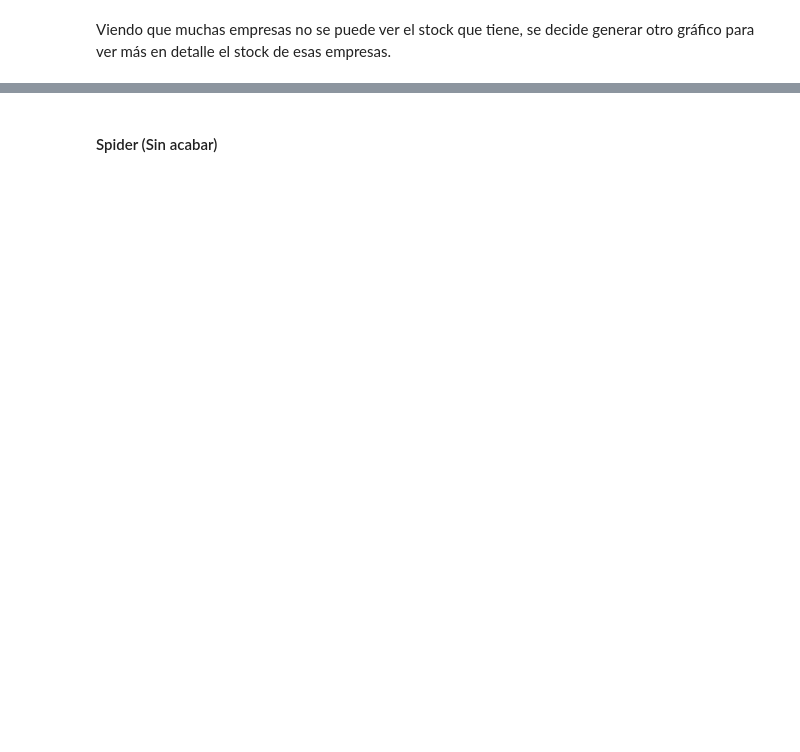
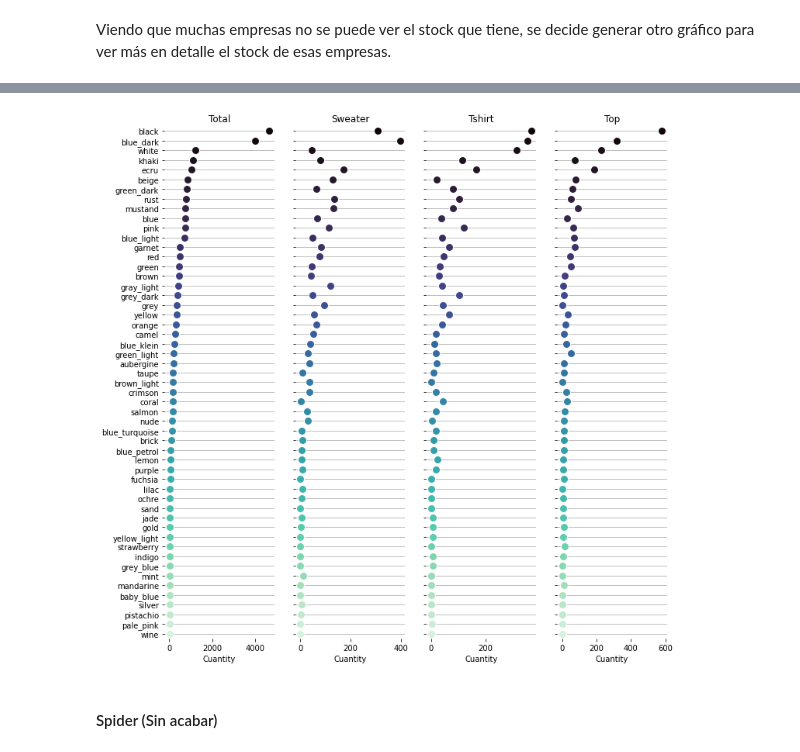
Before and after one commit to JonJarrinVitoria/korea_covid_visu, a Jupyter notebook: codigo/00_eda/00_analisis_inicial.ipynb, the cells around one changed output, grey strips where cells are left out. Saved outputs shown, nothing was run; the diff lists cells and outputs as text; code cells hidden in the pictures; blank space fills up the shorter version.

```diff
--- a/codigo/00_eda/00_analisis_inicial.ipynb
+++ b/codigo/00_eda/00_analisis_inicial.ipynb
@@ -54,7 +56,7 @@ dir_in, dir_out = "../../datos/datos_originales/", "../../datos/datos_desarrollo
 
 spark = SparkSession \
     .builder \
-    .appName("how to read csv file") \
+    .appName("Read csv file") \
     .getOrCreate()
 # %%
 class carga_datos:
@@ -403,0 +456,11 @@ plt.show()
+# %%
+product_family_product, brand_origin_brand = np.array([x[0] for x in df_total.select('product_family_product').collect()]), np.array([x[0] for x in df_total.select('brand_origin_brand').collect()])
+df_product_family_product = pd.DataFrame()
+df_product_family_product['product_family_product'], df_product_family_product['brand_origin_brand'] = product_family_product, brand_origin_brand
+df_product_family_product = df_product_family_product[df_product_family_product['product_family_product'].isin(unique_elements[:5])].reset_index(drop = True)
+# %%
+dumificado = pd.get_dummies(df_product_family_product, columns=['product_family_product']).groupby(['brand_origin_brand']).sum().reset_index()
+dumificado.columns = [dumificado.columns[0]] + [x.replace('product_family_product_', '').capitalize() for x in dumificado.columns[1:]]
+for x in range(len(dumificado)):
+    dumificado.iloc[x, 1:] = (dumificado.iloc[x, 1:] / dumificado.iloc[x, 1:].sum() * 100)
+    dumificado.iloc[x, 1:] = dumificado.iloc[x,1:].apply(lambda x: x.round(1))
@@ -404,3 +523,36 @@ plt.show()
+# %%
+product_family = np.array([x[0] for x in df_total.select('product_family_product').collect()])
+unique_elements, counts_elements = np.unique(product_family, return_counts=True)
+counts_elements, unique_elements = (zip(*reversed(sorted(zip(counts_elements, unique_elements)))))
+
+color, product_family_product = np.array([x[0] for x in df_total.select('color').collect()]), np.array([x[0] for x in df_total.select('product_family_product').collect()])
+df_color = pd.DataFrame()
+df_color['color'], df_color['product_family_product'] = color, product_family_product
+
+dumificado = pd.get_dummies(df_color, columns=['product_family_product']).groupby(['color']).sum().reset_index()
+dumificado.columns = [dumificado.columns[0]] + [x.replace('product_family_product_', '') for x in dumificado.columns[1:]]
+dumificado['total'] = dumificado.iloc[:,1:].sum(axis=1)
+
+dumificado = dumificado.loc[:,['color','total'] + list(unique_elements[:3])]
+# %%
+g = sns.PairGrid(dumificado.sort_values("total", ascending=False),
+                 x_vars=dumificado.columns[-4:], y_vars=["color"],
+                 height=10, aspect=.25)
+
+g.map(sns.stripplot, size=10, orient="h", jitter=False,
+      palette="mako", linewidth=1, edgecolor="w")
+
+g.set(xlabel="Cuantity", ylabel="")
+titles = [x.capitalize() for x in dumificado.columns[-4:]]
+
+for ax, title in zip(g.axes.flat, titles):
+    ax.set(title=title)
+    ax.xaxis.grid(False)
+    ax.yaxis.grid(True)
+
+sns.despine(left=True, bottom=True)
+# %% [output]
+[figure, added]
 # %% [markdown]
 #### Spider (Sin acabar)
 # %%
```
Also changed, not shown: parts of 19 cells of this notebook.
